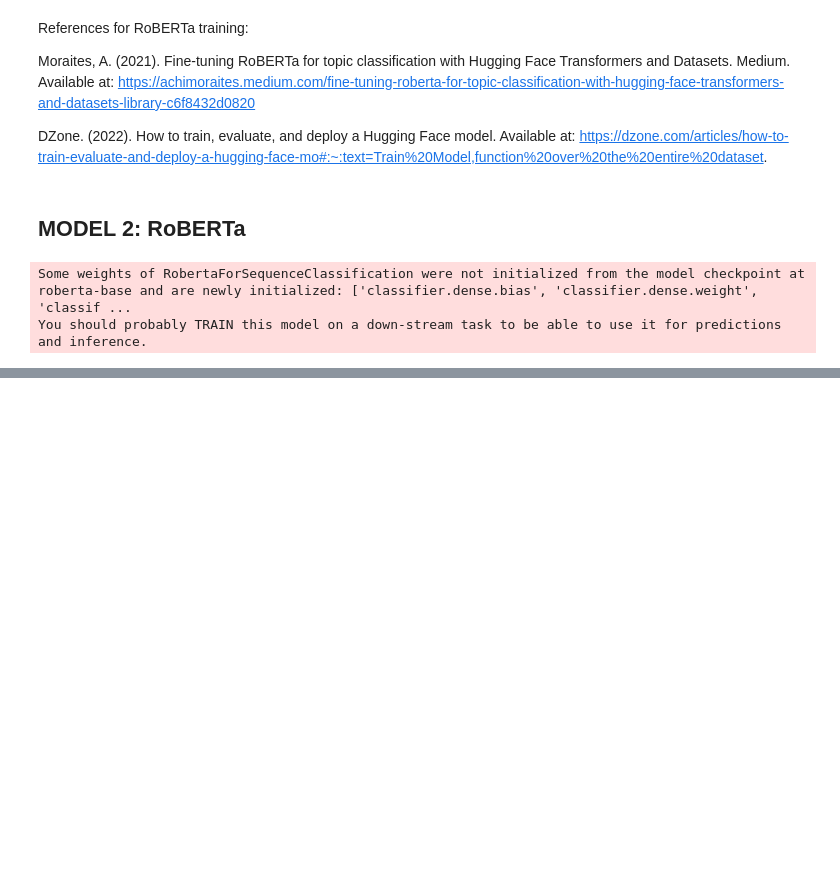
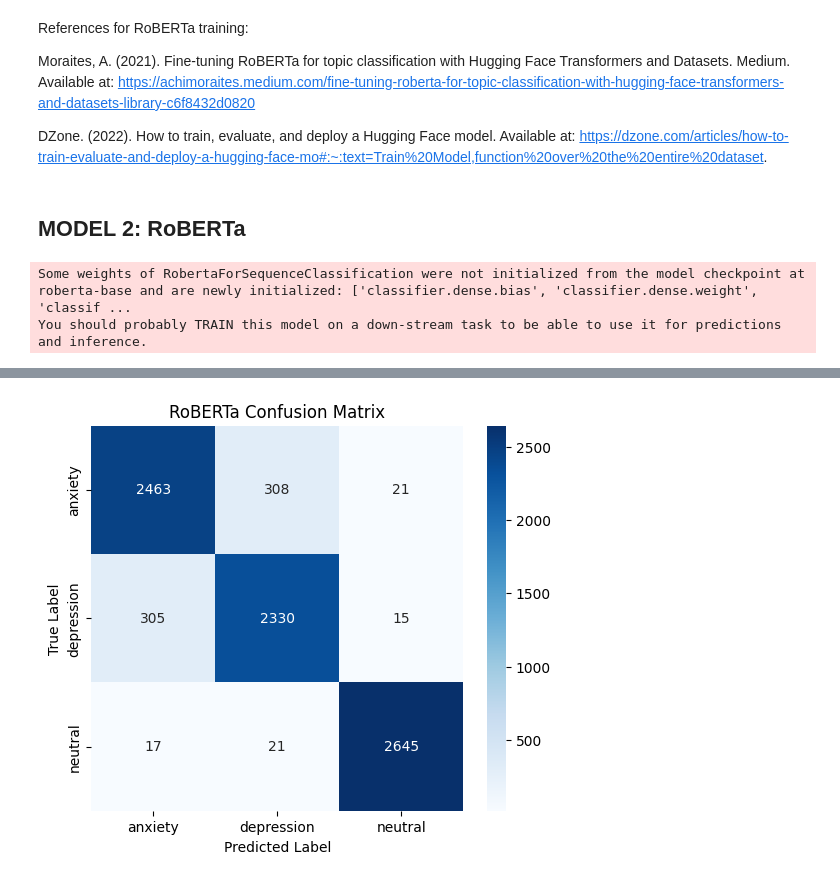
Before and after one commit to mk123x/Mental-Health-Transformer-Classification, a Jupyter notebook: mental_health__transformer_classification.ipynb, the cells around one changed output, grey strips where cells are left out. Cells and saved outputs as stored; diff of their text form; code cells hidden in the pictures; blank space fills up the shorter version.

```diff
--- a/mental_health__transformer_classification.ipynb
+++ b/mental_health__transformer_classification.ipynb
@@ -632,3 +632,12 @@ roberta_training_arguments = TrainingArguments(
     num_train_epochs=2,
     weight_decay=0.01,
     logging_dir="./logs")
+# %%
+roberta_trainer = Trainer(
+    model=roberta_model,
+    args=roberta_training_arguments,
+    train_dataset=roberta_train_dataset,
+    eval_dataset=roberta_test_dataset,
+    tokenizer=roberta_tokenizer)
+# %%
+roberta_trainer.train() #finetunes roberta on my data
@@ -634,0 +696,7 @@ roberta_training_arguments = TrainingArguments(
+# %%
+roberta_predictions = roberta_trainer.predict(roberta_test_dataset)
+#predicted class = index with highest probability
+y_pred = np.argmax(roberta_predictions.predictions, axis=1) #argmax picks the class with the highest score
+
+# get true labels
+y_true = roberta_predictions.label_ids
@@ -634,0 +717,11 @@ roberta_training_arguments = TrainingArguments(
+# %%
+cm = confusion_matrix(y_true, y_pred)
+plt.figure(figsize=(6, 5))
+sns.heatmap(cm,annot=True,fmt="d",cmap="Blues",xticklabels=["anxiety", "depression", "neutral"],yticklabels=["anxiety", "depression", "neutral"])
+
+plt.xlabel("Predicted Label")
+plt.ylabel("True Label")
+plt.title("RoBERTa Confusion Matrix")
+plt.show()
+# %% [output]
+[figure, added]
```
Also changed, not shown: parts of 14 cells of this notebook.
